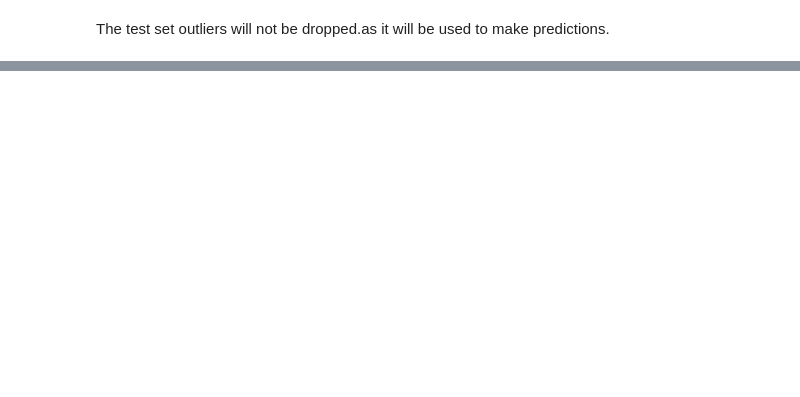
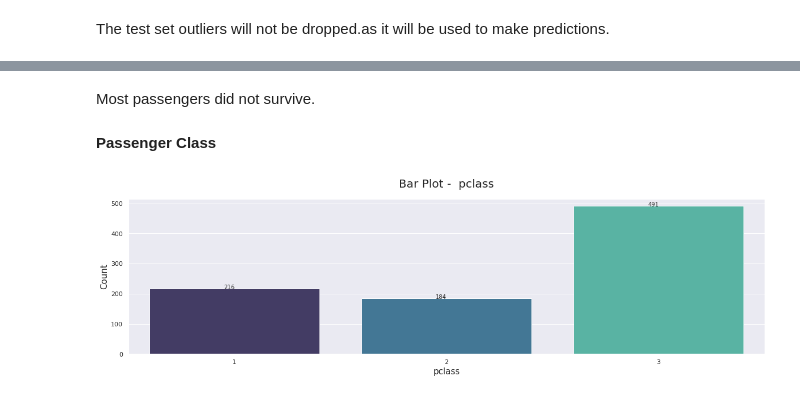
Before and after one commit to deborahmasibo/Moringa-Core-Module-2-Week-4-IP, a Jupyter notebook: KNN_Classification.ipynb, the cells around one changed output, grey strips where cells are left out. Cells and saved outputs as stored; diff of their text form; code cells hidden in the pictures; blank space fills up the shorter version.

```diff
--- a/KNN_Classification.ipynb
+++ b/KNN_Classification.ipynb
@@ -439,0 +495,9 @@ The test set outliers will not be dropped.as it will be used to make predictions
+# %% [markdown]
+Most passengers did not survive.
+# %% [markdown]
+**Passenger Class**
+# %%
+# Passenger ticket class
+CatPlots('pclass', 0, train)
+# %% [output]
+[figure, added]
```
Also changed, not shown: parts of 214 cells of this notebook.
